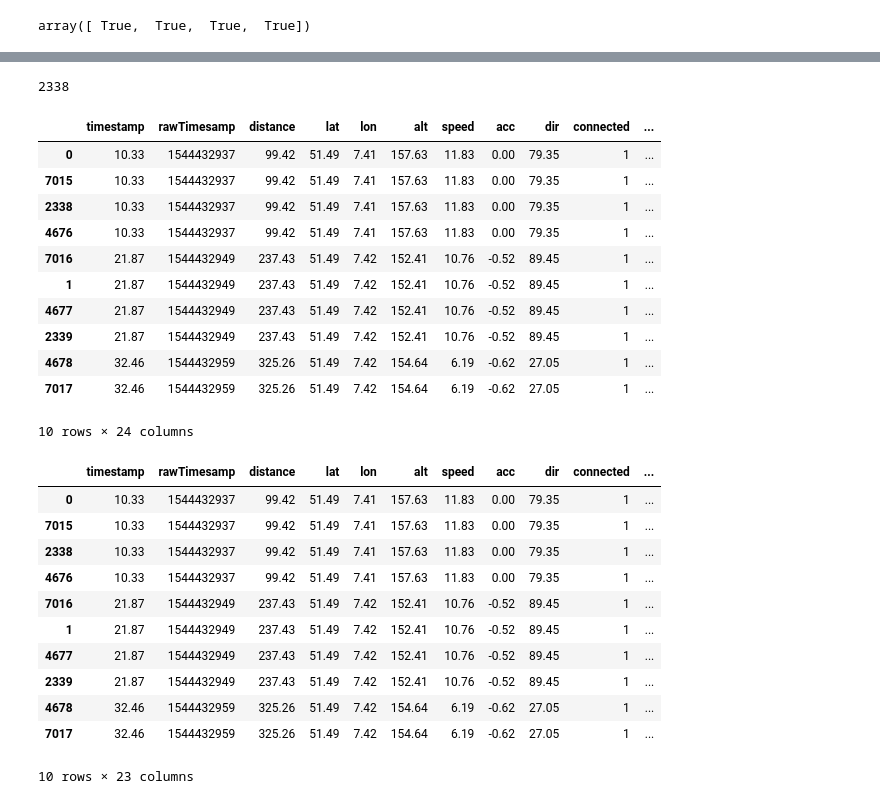
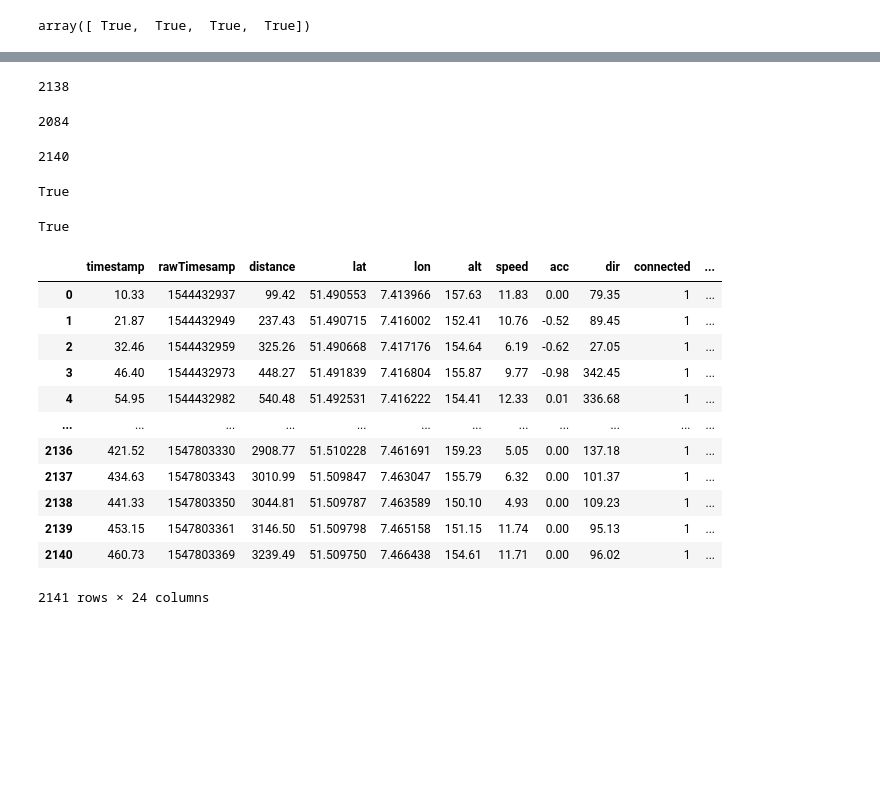
Before and after one commit to luiul/statistics-meets-logistics, a Jupyter notebook: project-w-data/project.ipynb, the cells around one changed output, grey strips where cells are left out. Drawn from its saved outputs; the diff is of its cells as text; code cells hidden in the pictures; blank space fills up the shorter version.

Commit message:
updated project with new raw data and variable description, started groupby operations section, updated readme

```diff
--- a/project-w-data/project.ipynb
+++ b/project-w-data/project.ipynb
@@ -16,8 +16,8 @@ Requirements for the project environment can be found in https://github.com/luiu
 import numpy as np
 import pandas as pd
 
-pd.set_option('float_format', '{:.2f}'.format)
-# prints floats with two decimal point
+# pd.set_option('float_format', '{:.2f}'.format)
+# prints floats with two decimal points
 
 # calling np.version.version should return 1.18.1
 # calling pd.__version__ should return 1.1.2
@@ -26,7 +26,6 @@ pd.set_option('float_format', '{:.2f}'.format)
 # %%
-dl = pd.read_csv('raw_data_dl.csv')
-ul = pd.read_csv('raw_data_ul.csv')
-
+dl = pd.read_csv('raw_data_dl.csv', delim_whitespace=True)
+ul = pd.read_csv('raw_data_ul.csv', delim_whitespace=True)
 # dl is the DataFrame for the download raw data
 # ul is the DataFrame for the upload raw data
 # %%
@@ -284,19 +281,40 @@ len(dl['timestamp'].unique())
+# %%
+len(dl['rawTimesamp'].unique())
+# note that 'timestamp' and 'rawTimesamp' are differing amount of unique values
+# %% [output]
+2138
 # %%
-len(dl['rawTimesamp'].unique())
+len(ul['timestamp'].unique())
 # %% [output]
-2338
+2084
+# %%
+len(ul['rawTimesamp'].unique())
+# note that 'timestamp' and 'rawTimesamp' are differing amount of unique values
+# %% [output]
+2140
+# %%
+dl.equals(dl.drop_duplicates())
+# no duplicates in download DataFrame
+# %% [output]
+True
+# %%
+ul.equals(ul.drop_duplicates())
+# no duplicates in upload DataFrame
+# %% [output]
+True
 # %%
-dl.sort_values('rawTimesamp').head(10)
+dl.sort_values('rawTimesamp').head()
 # %% [output]
 |  | timestamp | rawTimesamp | distance | lat | lon | alt | speed | acc | dir | connected | ... |
-| 0 | 10.33 | 1544432937 | 99.42 | 51.49 | 7.41 | 157.63 | 11.83 | 0.00 | 79.35 | 1 | ... |
-| 7015 | 10.33 | 1544432937 | 99.42 | 51.49 | 7.41 | 157.63 | 11.83 | 0.00 | 79.35 | 1 | ... |
-| 2338 | 10.33 | 1544432937 | 99.42 | 51.49 | 7.41 | 157.63 | 11.83 | 0.00 | 79.35 | 1 | ... |
-| 4676 | 10.33 | 1544432937 | 99.42 | 51.49 | 7.41 | 157.63 | 11.83 | 0.00 | 79.35 | 1 | ... |
-| 7016 | 21.87 | 1544432949 | 237.43 | 51.49 | 7.42 | 152.41 | 10.76 | -0.52 | 89.45 | 1 | ... |
-| 1 | 21.87 | 1544432949 | 237.43 | 51.49 | 7.42 | 152.41 | 10.76 | -0.52 | 89.45 | 1 | ... |
-| 4677 | 21.87 | 1544432949 | 237.43 | 51.49 | 7.42 | 152.41 | 10.76 | -0.52 | 89.45 | 1 | ... |
-| 2339 | 21.87 | 1544432949 | 237.43 | 51.49 | 7.42 | 152.41 | 10.76 | -0.52 | 89.45 | 1 | ... |
-| 4678 | 32.46 | 1544432959 | 325.26 | 51.49 | 7.42 | 154.64 | 6.19 | -0.62 | 27.05 | 1 | ... |
-| 7017 | 32.46 | 1544432959 | 325.26 | 51.49 | 7.42 | 154.64 | 6.19 | -0.62 | 27.05 | 1 | ... |
+| 0 | 10.33 | 1544432937 | 99.42 | 51.490553 | 7.413966 | 157.63 | 11.83 | 0.00 | 79.35 | 1 | ... |
+| 1 | 21.87 | 1544432949 | 237.43 | 51.490715 | 7.416002 | 152.41 | 10.76 | -0.52 | 89.45 | 1 | ... |
+| 2 | 32.46 | 1544432959 | 325.26 | 51.490668 | 7.417176 | 154.64 | 6.19 | -0.62 | 27.05 | 1 | ... |
+| 3 | 46.40 | 1544432973 | 448.27 | 51.491839 | 7.416804 | 155.87 | 9.77 | -0.98 | 342.45 | 1 | ... |
+| 4 | 54.95 | 1544432982 | 540.48 | 51.492531 | 7.416222 | 154.41 | 12.33 | 0.01 | 336.68 | 1 | ... |
+| ... | ... | ... | ... | ... | ... | ... | ... | ... | ... | ... | ... |
+| 2136 | 421.52 | 1547803330 | 2908.77 | 51.510228 | 7.461691 | 159.23 | 5.05 | 0.00 | 137.18 | 1 | ... |
+| 2137 | 434.63 | 1547803343 | 3010.99 | 51.509847 | 7.463047 | 155.79 | 6.32 | 0.00 | 101.37 | 1 | ... |
+| 2138 | 441.33 | 1547803350 | 3044.81 | 51.509787 | 7.463589 | 150.10 | 4.93 | 0.00 | 109.23 | 1 | ... |
+| 2139 | 453.15 | 1547803361 | 3146.50 | 51.509798 | 7.465158 | 151.15 | 11.74 | 0.00 | 95.13 | 1 | ... |
+| 2140 | 460.73 | 1547803369 | 3239.49 | 51.509750 | 7.466438 | 154.61 | 11.71 | 0.00 | 96.02 | 1 | ... |
-10 rows × 24 columns
+2141 rows × 24 columns
@@ -305,15 +320,0 @@ dl_no_loc = dl.drop('location',axis=1)
-# %%
-dl_no_loc.sort_values('rawTimesamp').head(10)
-# %% [output]
-|  | timestamp | rawTimesamp | distance | lat | lon | alt | speed | acc | dir | connected | ... |
-| 0 | 10.33 | 1544432937 | 99.42 | 51.49 | 7.41 | 157.63 | 11.83 | 0.00 | 79.35 | 1 | ... |
-| 7015 | 10.33 | 1544432937 | 99.42 | 51.49 | 7.41 | 157.63 | 11.83 | 0.00 | 79.35 | 1 | ... |
-| 2338 | 10.33 | 1544432937 | 99.42 | 51.49 | 7.41 | 157.63 | 11.83 | 0.00 | 79.35 | 1 | ... |
-| 4676 | 10.33 | 1544432937 | 99.42 | 51.49 | 7.41 | 157.63 | 11.83 | 0.00 | 79.35 | 1 | ... |
-| 7016 | 21.87 | 1544432949 | 237.43 | 51.49 | 7.42 | 152.41 | 10.76 | -0.52 | 89.45 | 1 | ... |
-| 1 | 21.87 | 1544432949 | 237.43 | 51.49 | 7.42 | 152.41 | 10.76 | -0.52 | 89.45 | 1 | ... |
-| 4677 | 21.87 | 1544432949 | 237.43 | 51.49 | 7.42 | 152.41 | 10.76 | -0.52 | 89.45 | 1 | ... |
-| 2339 | 21.87 | 1544432949 | 237.43 | 51.49 | 7.42 | 152.41 | 10.76 | -0.52 | 89.45 | 1 | ... |
-| 4678 | 32.46 | 1544432959 | 325.26 | 51.49 | 7.42 | 154.64 | 6.19 | -0.62 | 27.05 | 1 | ... |
-| 7017 | 32.46 | 1544432959 | 325.26 | 51.49 | 7.42 | 154.64 | 6.19 | -0.62 | 27.05 | 1 | ... |
-10 rows × 23 columns
```
Also changed, not shown: parts of 30 cells of this notebook, 5 other files.
